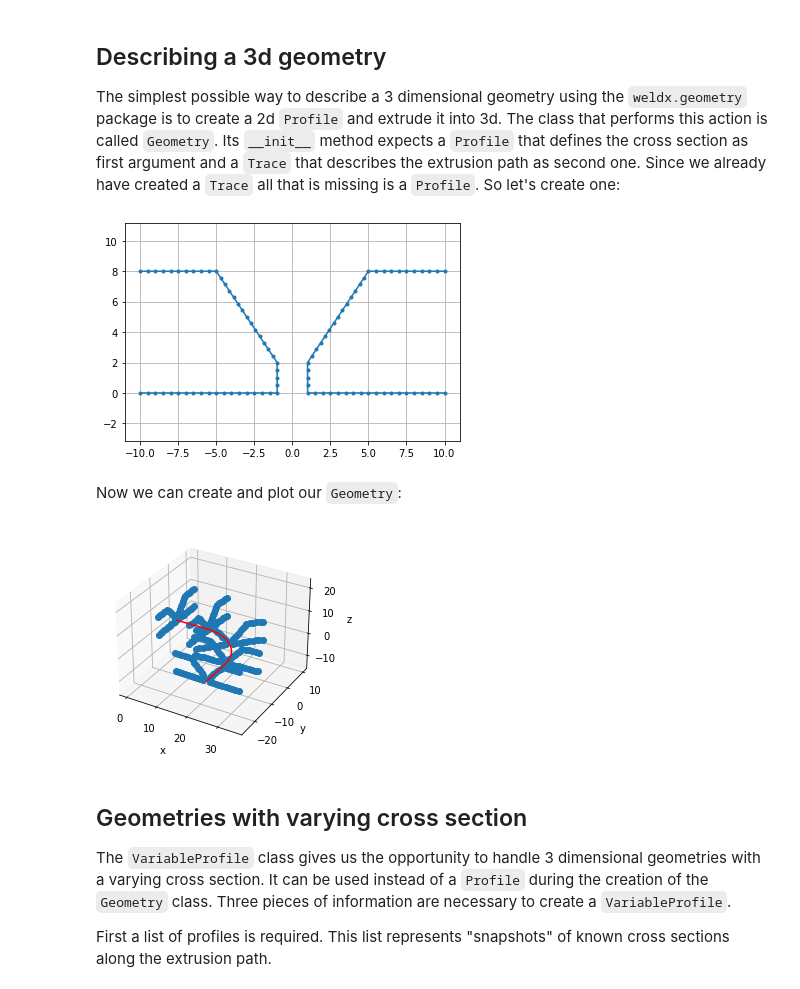
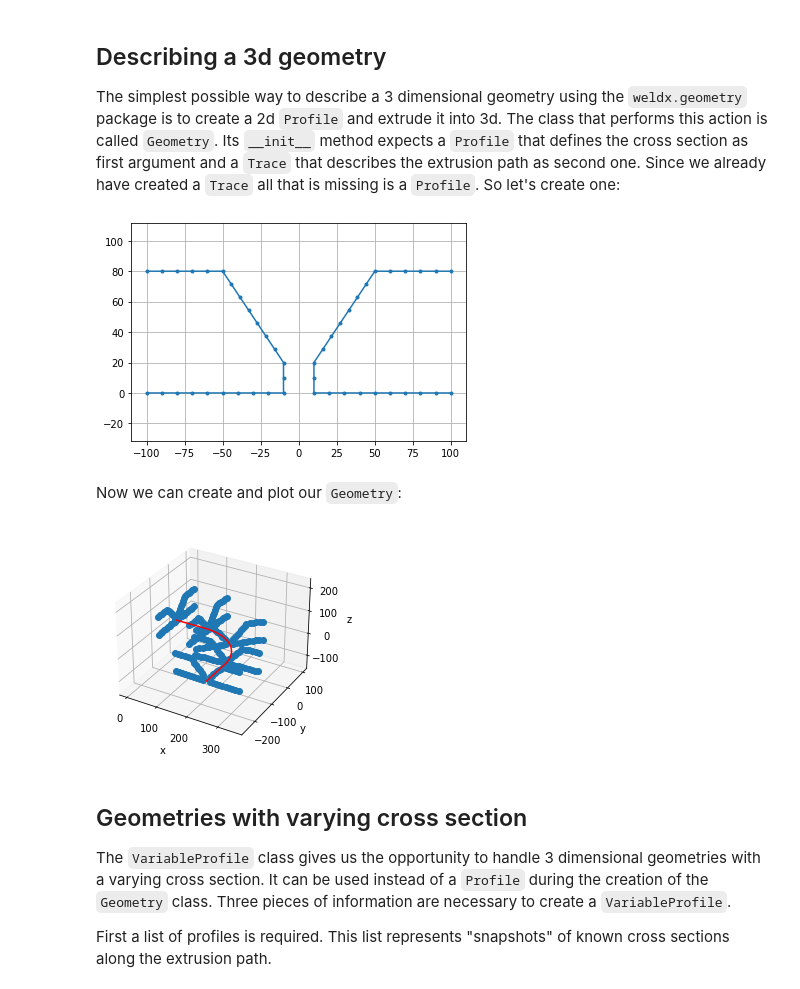
Before and after one commit to BAMWelDX/weldx, a Jupyter notebook: tutorials/geometry_02_geometry.ipynb, the cells around one changed output. Drawn from its saved outputs; the diff is of its cells as text; code cells hidden in the pictures.

```diff
--- a/tutorials/geometry_02_geometry.ipynb
+++ b/tutorials/geometry_02_geometry.ipynb
@@ -103,20 +106,21 @@ the extrusion path as second one.
 Since we already have created a `Trace` all that is missing is a `Profile`.
 So let's create one:
 # %%
-shape_right = Shape().add_line_segments([[10, 8], [5, 8], [1, 2], [1, 0], [10, 0]])
+shape_right = Shape().add_line_segments(Q_([[10, 8], [5, 8], [1, 2], [1, 0], [10, 0]], "cm"))
 shape_left = shape_right.reflect_across_line([0, 0], [0, 1])
 profile = Profile([shape_left, shape_right])
-profile.plot()
+profile.plot(raster_width=Q_(1, "cm"))
 # %% [output]
-[figure, old version]
+[figure, new version]
 # %% [markdown]
 Now we can create and plot our `Geometry`:
 # %%
 geometry = Geometry(profile=profile, trace=trace)
-geometry.plot(profile_raster_width=1, trace_raster_width=10)
-trace.plot(raster_width=1, axes=plt.gca(), fmt="r-")
+geometry.plot(profile_raster_width=Q_(1, "cm"),
+              trace_raster_width=Q_(10, "cm"))
+trace.plot(raster_width=Q_(1, "cm"), axes=plt.gca(), fmt="r-")
 # %% [output]
-[figure, old version]
+[figure, new version]
 # %% [markdown]
 ## Geometries with varying cross section
 
```
Also changed, not shown: parts of 8 cells of this notebook, 2 other files.
